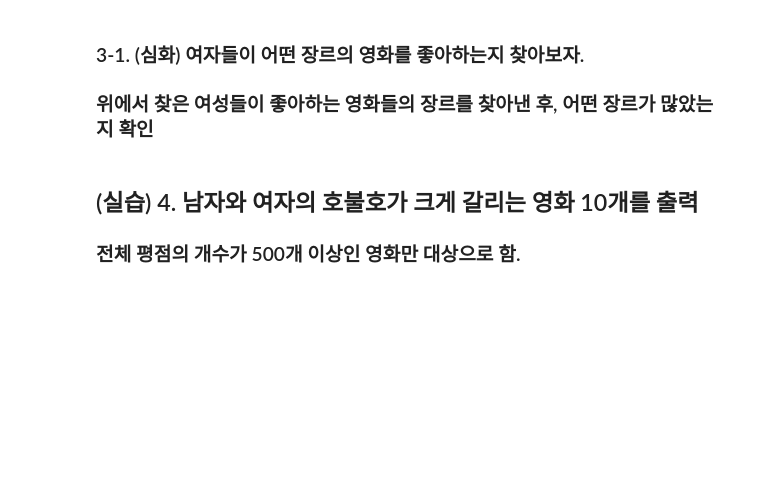
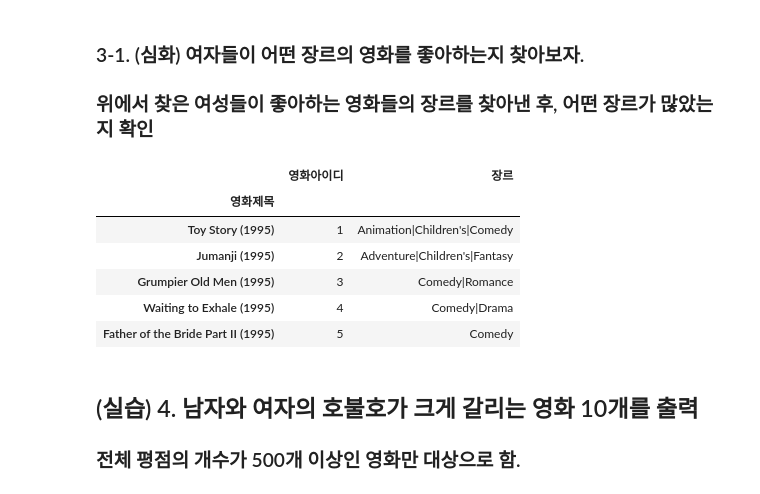
Before and after one commit to mojunsang26/bigdataYonsei, a Jupyter notebook: visualizationStudy/배포용_실습 1. 영화 평점 분석.ipynb, the cells around one changed output. Drawn from its saved outputs; the diff is of its cells as text; code cells hidden in the pictures; blank space fills up the shorter version.

```diff
--- a/visualizationStudy/배포용_실습 1. 영화 평점 분석.ipynb
+++ b/visualizationStudy/배포용_실습 1. 영화 평점 분석.ipynb
@@ -184,3 +184,14 @@ temp.head(15)
 # %% [markdown]
 ### 3-1. (심화) 여자들이 어떤 장르의 영화를 좋아하는지 찾아보자.
 ### 위에서 찾은 여성들이 좋아하는 영화들의 장르를 찾아낸 후, 어떤 장르가 많았는지 확인
+# %%
+movies2 = movies.set_index('영화제목')
+movies2.head()
+# %% [output]
+|  | 영화아이디 | 장르 |
+| 영화제목 |  |  |
+| Toy Story (1995) | 1 | Animation|Children's|Comedy |
+| Jumanji (1995) | 2 | Adventure|Children's|Fantasy |
+| Grumpier Old Men (1995) | 3 | Comedy|Romance |
+| Waiting to Exhale (1995) | 4 | Comedy|Drama |
+| Father of the Bride Part II (1995) | 5 | Comedy |
```
Also changed, not shown: parts of 4 cells of this notebook, 23 other files.
